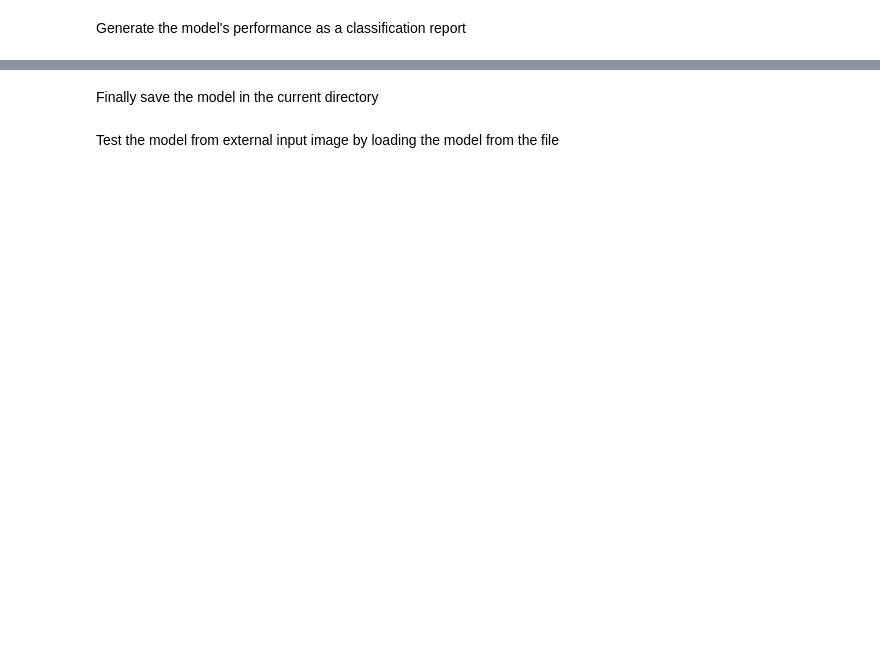
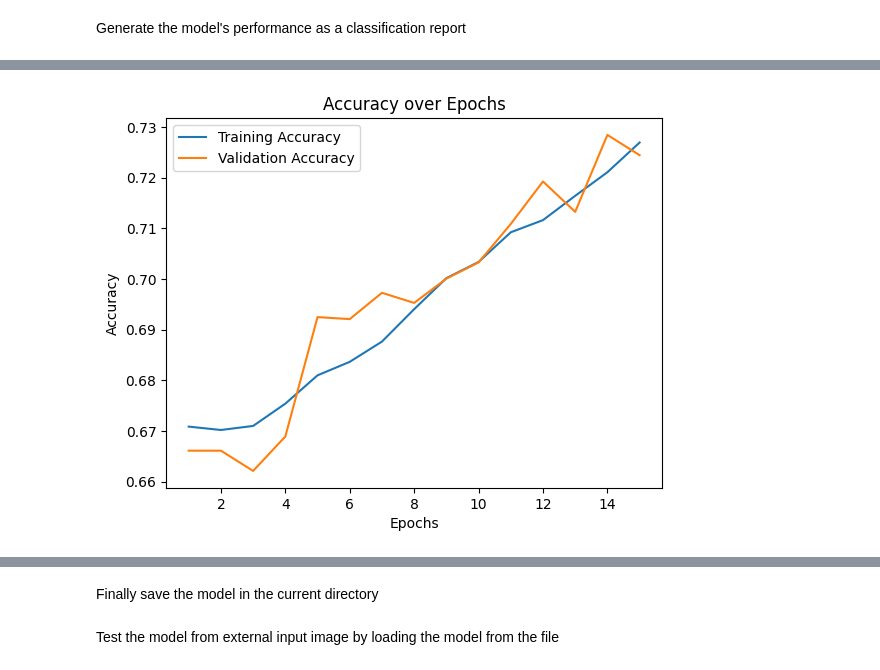
Before and after one commit to Genet-Abay/challenge-mole, a Jupyter notebook: model/keras.ipynb, the cells around one changed output, grey strips where cells are left out. Cells and saved outputs as stored; diff of their text form; code cells hidden in the pictures; blank space fills up the shorter version.

```diff
--- a/model/keras.ipynb
+++ b/model/keras.ipynb
@@ -55,6 +61,7 @@ ValueError: invalid literal for int() with base 10: 'nv'
 Augmented image generator for train datasets to sove the imbalanced label problem
 # %%
 train_datagen = ImageDataGenerator(
+    rescale=1./255,
     rotation_range=45,
     width_shift_range=0.2,
     height_shift_range=0.2,
@@ -62,6 +69,8 @@ train_datagen = ImageDataGenerator(
     zoom_range=0.2,
     horizontal_flip=True,
     fill_mode='nearest')
+# %%
+test_datagen = ImageDataGenerator(rescale=1./255)
 # %% [markdown]
 Building and compile CNN model using keras
 # %%
@@ -76,6 +85,7 @@ model.add(Conv2D(256, (3, 3), activation='relu'))
 model.add(MaxPooling2D(2, 2))
 model.add(Flatten())
 model.add(Dense(128, activation='relu'))
+model.add(Dropout(0.5))
 model.add(Dense(num_labels, activation='softmax'))
 
 
@@ -83,13 +103,13 @@ model.compile(loss='categorical_crossentropy', optimizer='adam', metrics=['accur
 # %% [markdown]
 Train the model
 # %%
-# Train the model
 history = model.fit_generator(
-    train_datagen.flow(images[x_train.index], y_train, batch_size=32),
-    steps_per_epoch=len(x_train) / 32,
-    epochs=10)
+    train_datagen.flow(img_train, label_train, batch_size=32),
+    steps_per_epoch=len(img_train) / 32, epochs=15,
+    validation_data=test_datagen.flow(img_test, label_test),
+    validation_steps=len(img_test) / 32)
 
-# Evaluate the model on the test data
-test_loss, test_acc = model.evaluate(images[x_test.index], y_test, verbose=0)
+# evaluate
+test_loss, test_acc = model.evaluate(img_test, label_test, verbose=0)
 print("Test accuracy:", test_acc)
 # %% [output]
@@ -119,0 +157,12 @@ print(classification_report(y_test, y_pred, target_names=le.classes_))
+# %%
+acc = history.history['accuracy']
+val_acc = history.history['val_accuracy']
+plt.plot(range(1, 16), acc, label='Training Accuracy')
+plt.plot(range(1, 16), val_acc, label='Validation Accuracy')
+plt.legend(loc='best')
+plt.title('Accuracy over Epochs')
+plt.xlabel('Epochs')
+plt.ylabel('Accuracy')
+plt.show()
+# %% [output]
+[figure, added]
```
Also changed, not shown: parts of 21 cells of this notebook, 11 other files.
